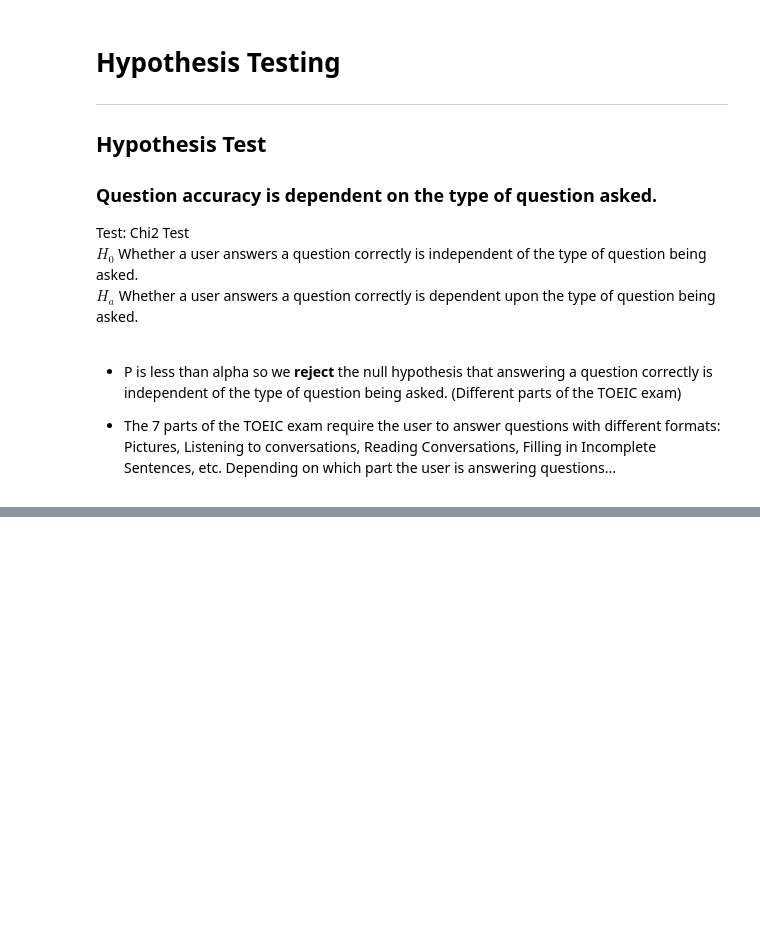
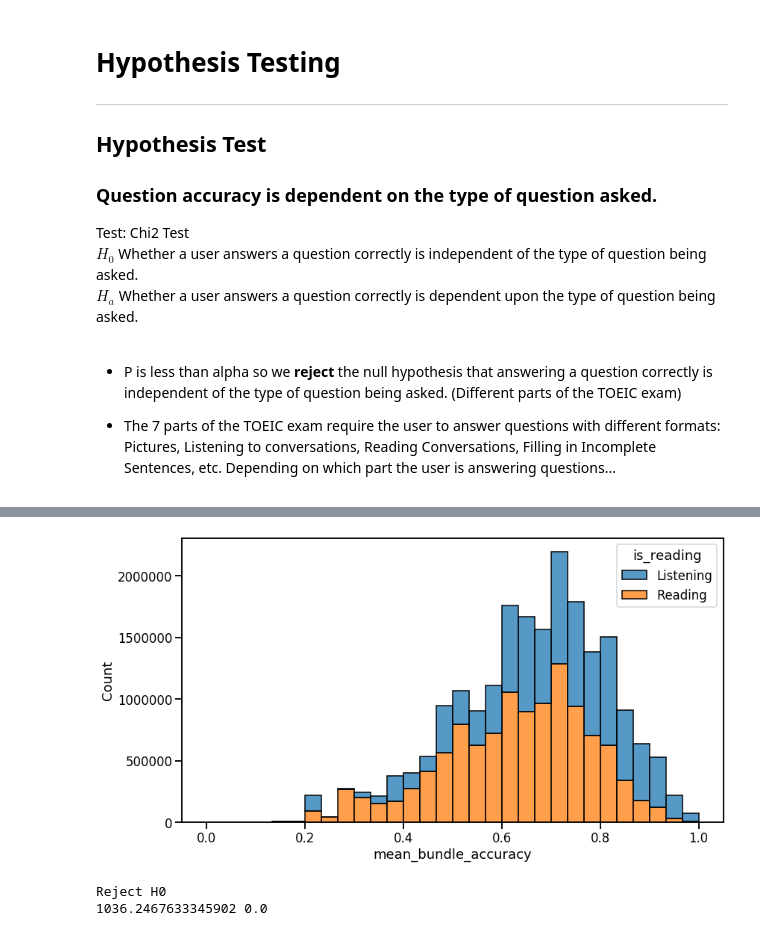
Before and after one commit to Riiid-Team/AI-Learning, a Jupyter notebook: MVP-Ortiz.ipynb, the cells around one changed output, grey strips where cells are left out. Drawn from its saved outputs; the diff is of its cells as text; code cells hidden in the pictures; blank space fills up the shorter version.

```diff
--- a/MVP-Ortiz.ipynb
+++ b/MVP-Ortiz.ipynb
@@ -726,0 +796,6 @@ train, validate, test = prepare.prep_riiid(train, validate, test)
+# %%
+bundle_data = bundle_data.assign(
+        is_reading = np.where(bundle_data.part > 4, 'Reading', 'Listening')
+)
+
+bundle_data.head()
@@ -726,0 +809,25 @@ train, validate, test = prepare.prep_riiid(train, validate, test)
+# %%
+sns.set_context('talk')
+plt.figure(figsize=(13, 7))
+
+sns.histplot(data=bundle_data, x='mean_bundle_accuracy', hue='is_reading', bins=30, multiple="stack");
+# %% [output]
+[figure, added]
+# %%
+listening = bundle_data.loc[bundle_data['is_reading'] == 'Listening']
+reading = bundle_data.loc[bundle_data['is_reading'] == 'Reading']
+
+confidence_interval = .95
+alpha = 1 - confidence_interval
+
+t, p = stats.ttest_ind(listening.mean_bundle_accuracy, reading.mean_bundle_accuracy)
+
+if p < alpha:
+    print('Reject H0')
+else:
+    print('Fail to reject H0')
+
+print(t, p)
+# %% [output]
+Reject H0
+1036.2467633345902 0.0
```
Also changed, not shown: parts of 56 cells of this notebook.
